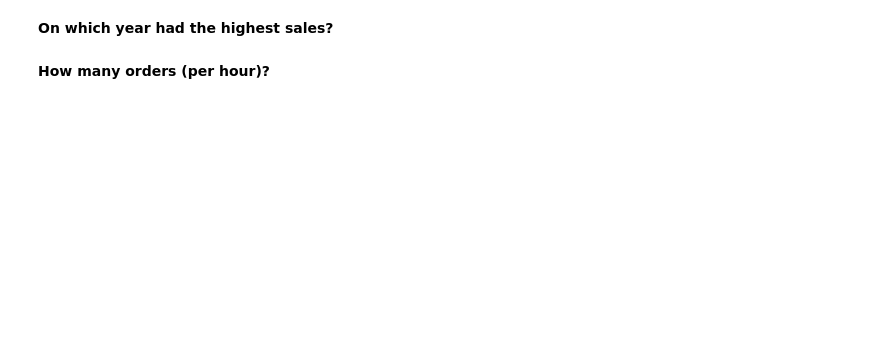
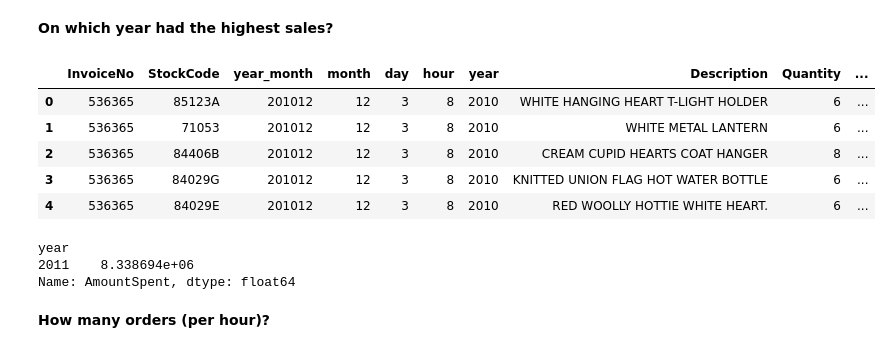
Before and after one commit to ntpthinh/DevCDataScience, a Jupyter notebook: Assignment03.ipynb, the cells around one changed output. Saved outputs shown, nothing was run; the diff lists cells and outputs as text; code cells hidden in the pictures; blank space fills up the shorter version.

```diff
--- a/Assignment03.ipynb
+++ b/Assignment03.ipynb
@@ -283,2 +280,17 @@ netherlands = retail[retail['Country'] == 'Netherlands']
+# %%
+retail.head()
+# %% [output]
+|  | InvoiceNo | StockCode | year_month | month | day | hour | year | Description | Quantity | ... |
+| 0 | 536365 | 85123A | 201012 | 12 | 3 | 8 | 2010 | WHITE HANGING HEART T-LIGHT HOLDER | 6 | ... |
+| 1 | 536365 | 71053 | 201012 | 12 | 3 | 8 | 2010 | WHITE METAL LANTERN | 6 | ... |
+| 2 | 536365 | 84406B | 201012 | 12 | 3 | 8 | 2010 | CREAM CUPID HEARTS COAT HANGER | 8 | ... |
+| 3 | 536365 | 84029G | 201012 | 12 | 3 | 8 | 2010 | KNITTED UNION FLAG HOT WATER BOTTLE | 6 | ... |
+| 4 | 536365 | 84029E | 201012 | 12 | 3 | 8 | 2010 | RED WOOLLY HOTTIE WHITE HEART. | 6 | ... |
+# %%
+retail.groupby(by='year')['AmountSpent'].sum().sort_values(ascending=False).head(1)
+# %% [output]
+year
+2011    8.338694e+06
+Name: AmountSpent, dtype: float64
 # %% [markdown]
 **How many orders (per hour)?**
```
Also changed, not shown: parts of 15 cells of this notebook.
